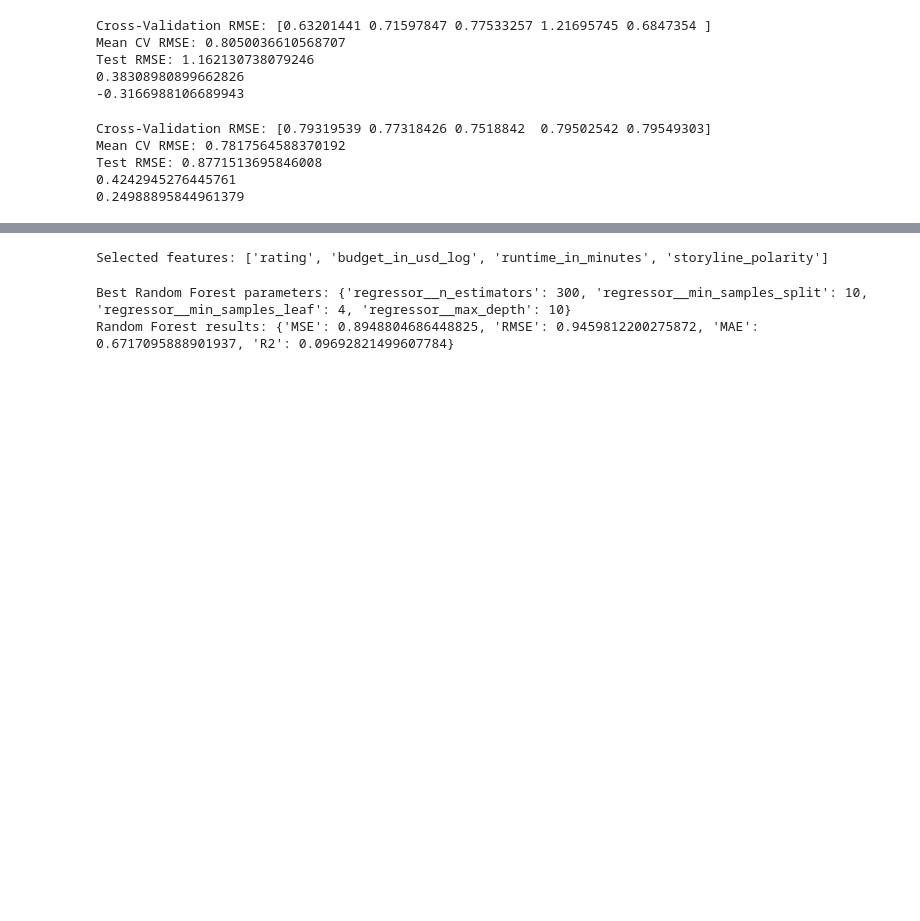
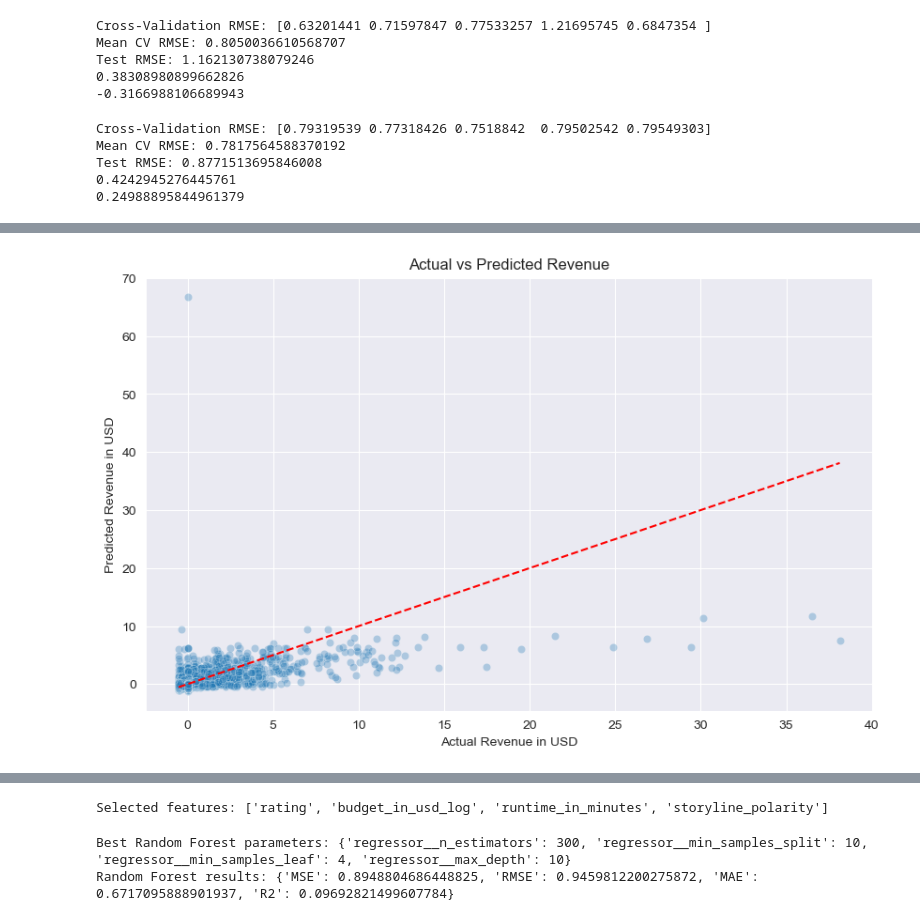
Before and after one commit to akinolu52/movie-revenue-prediction, a Jupyter notebook: explore.ipynb, the cells around one changed output, grey strips where cells are left out. Drawn from its saved outputs; the diff is of its cells as text; code cells hidden in the pictures; blank space fills up the shorter version.

Commit message:
plot graph for linear regression

```diff
--- a/explore.ipynb
+++ b/explore.ipynb
@@ -1836,7 +1836,22 @@ class SupervisedModel:
 
         print(r_squared1)
         print(r_squared2)
-        return None
+        return y_pred
+
+    @staticmethod
+    def plot_result(y_test, y_pred):
+
+        # Convert y_test and y_pred to a DataFrame for easier plotting with Seaborn
+        results_df = pd.DataFrame({'Actual': y_test, 'Predicted': y_pred})
+
+        # Plot the scatter plot using Seaborn
+        plt.figure(figsize=(10, 6))
+        sns.scatterplot(x='Actual', y='Predicted', data=results_df, alpha=0.3)
+        sns.lineplot(x='Actual', y='Actual', data=results_df, color='red', linestyle='--')
+        plt.xlabel('Actual Revenue in USD')
+        plt.ylabel('Predicted Revenue in USD')
+        plt.title('Actual vs Predicted Revenue')
+        plt.show()
 
 
 supervised_model = SupervisedModel()
@@ -1858,7 +1873,7 @@ X_train_iqr, X_test_iqr, y_train_iqr, y_test_iqr = supervised_model.split_data(X
 # %% [markdown]
 ### LinearRegression()
 # %%
-supervised_model.linear_model(X_train, y_train)
+y_pred = supervised_model.linear_model(X_train, y_train)
 # %% [output]
 Cross-Validation RMSE: [0.69790812 0.64267462 0.69589042 0.79199553 0.77918133]
 Mean CV RMSE: 0.7215300040728283
@@ -1898,0 +1907,4 @@ Test RMSE: 0.8992032436741918
+# %%
+supervised_model.plot_result(y_test, y_pred)
+# %% [output]
+[figure, added]
```
Also changed, not shown: parts of 9 cells of this notebook.
